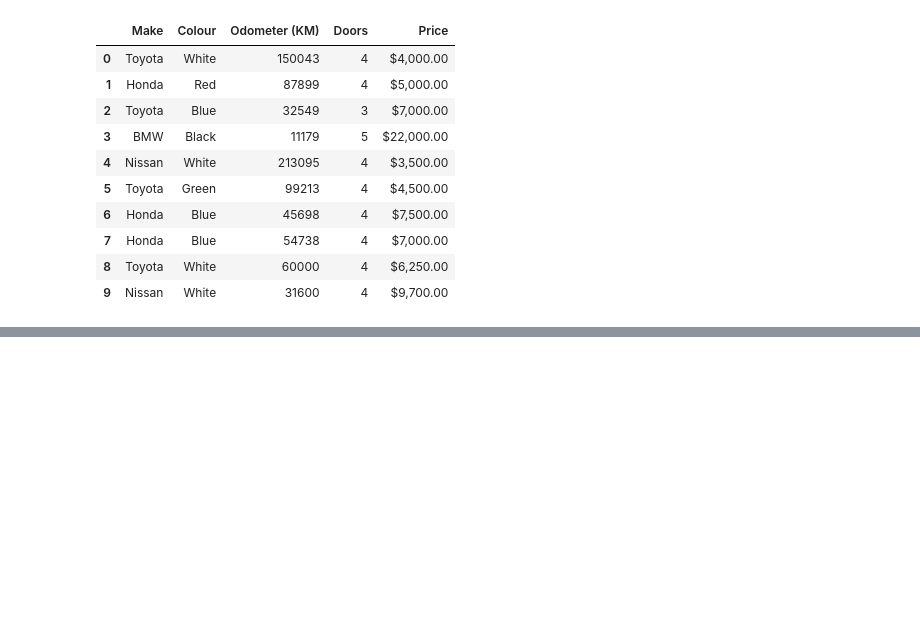
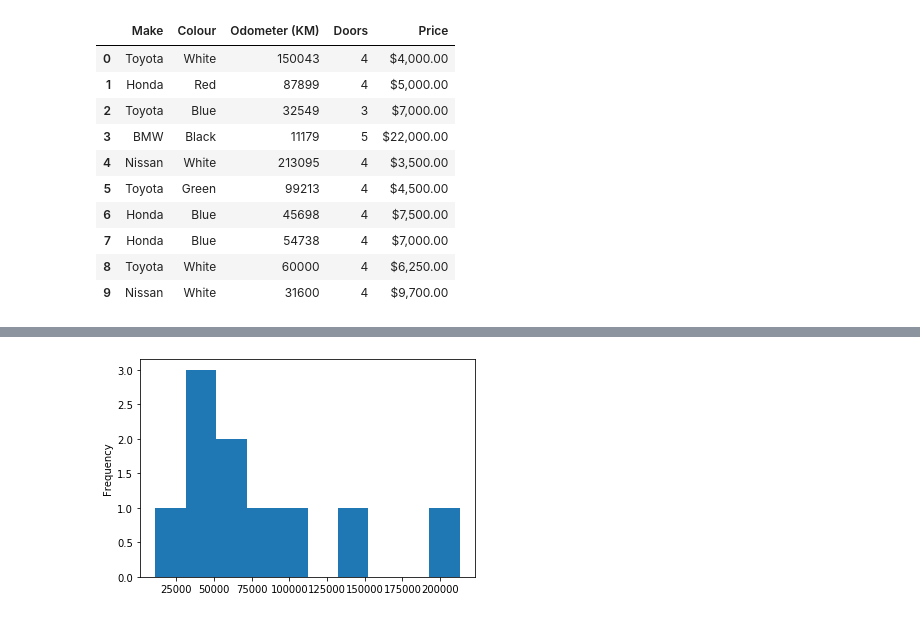
Before and after one commit to spinGreekGod/matplotlib, a Jupyter notebook: intro to matplotlib.ipynb, the cells around one changed output, grey strips where cells are left out. Cells and saved outputs as stored; diff of their text form; code cells hidden in the pictures; blank space fills up the shorter version.

```diff
--- a/intro to matplotlib.ipynb
+++ b/intro to matplotlib.ipynb
@@ -184,0 +237,4 @@ car_sales
+# %%
+car_sales["Odometer (KM)"].plot(kind="hist");
+# %% [output]
+[figure, added]
```
Also changed, not shown: parts of 34 cells of this notebook.
